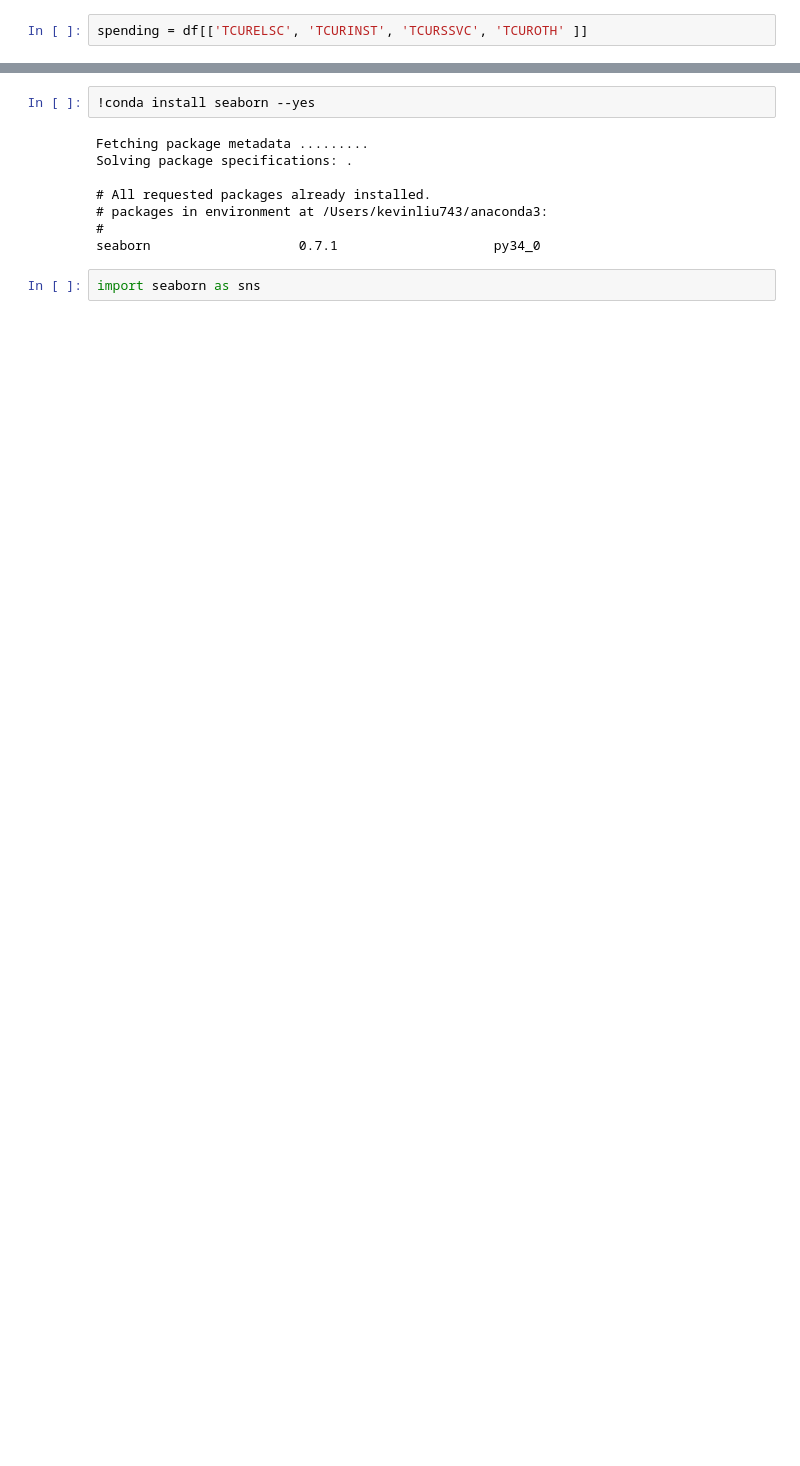
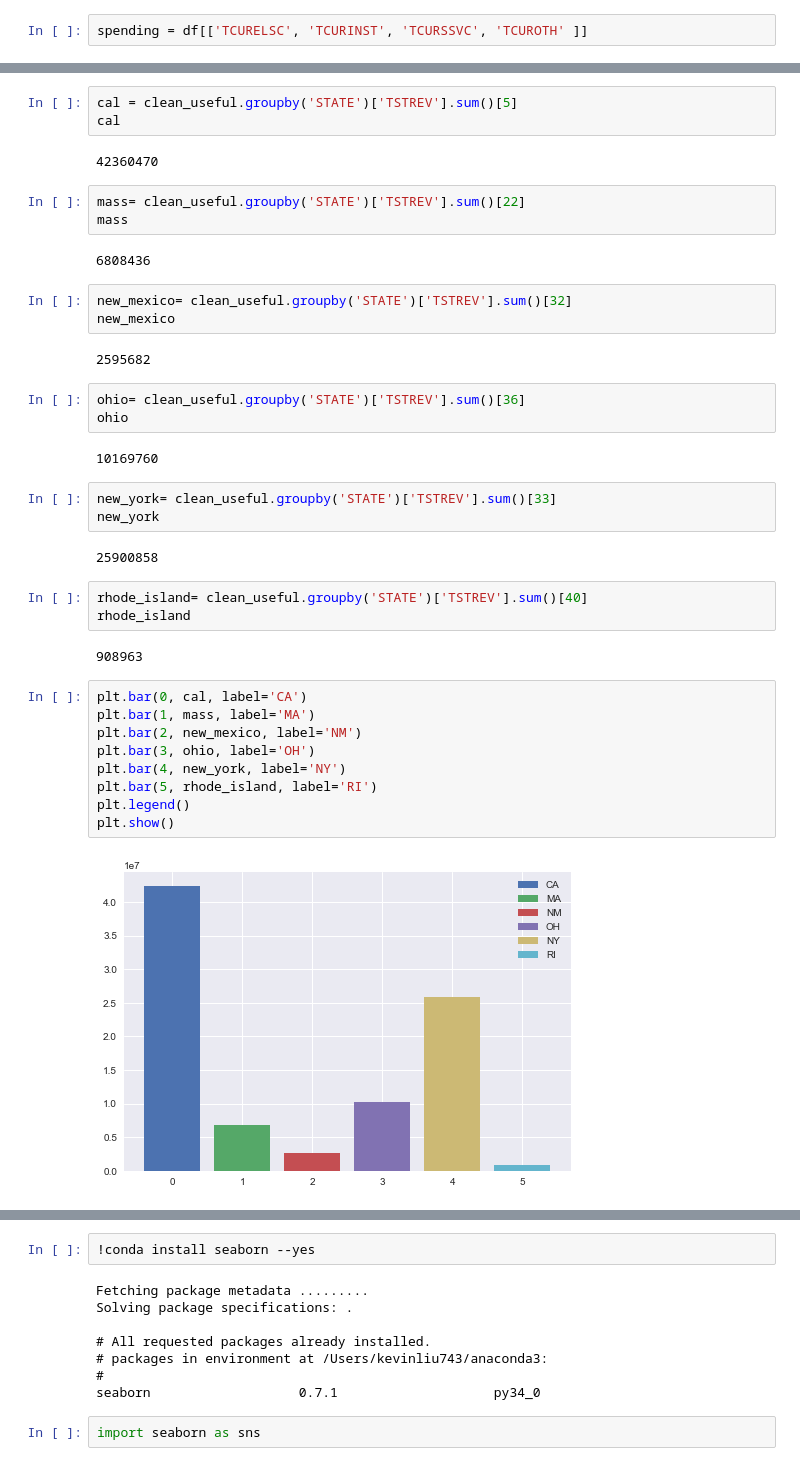
Before and after one commit to kevinliu743/Data-Science-Decal-Fall-2017, a Jupyter notebook: Project 1/Project 1 - School System Finances.ipynb, the cells around one changed output, grey strips where cells are left out. Cells and saved outputs as stored; diff of their text form; blank space fills up the shorter version.

```diff
--- a/Project 1/Project 1 - School System Finances.ipynb
+++ b/Project 1/Project 1 - School System Finances.ipynb
@@ -98,0 +153,41 @@ spending.head()
+# %%
+cal = clean_useful.groupby('STATE')['TSTREV'].sum()[5]
+cal
+# %% [output]
+42360470
+# %%
+mass= clean_useful.groupby('STATE')['TSTREV'].sum()[22]
+mass
+# %% [output]
+6808436
+# %%
+new_mexico= clean_useful.groupby('STATE')['TSTREV'].sum()[32]
+new_mexico
+# %% [output]
+2595682
+# %%
+ohio= clean_useful.groupby('STATE')['TSTREV'].sum()[36]
+ohio
+# %% [output]
+10169760
+# %%
+new_york= clean_useful.groupby('STATE')['TSTREV'].sum()[33]
+new_york
+# %% [output]
+25900858
+# %%
+rhode_island= clean_useful.groupby('STATE')['TSTREV'].sum()[40]
+rhode_island
+# %% [output]
+908963
+# %%
+plt.bar(0, cal, label='CA')
+plt.bar(1, mass, label='MA')
+plt.bar(2, new_mexico, label='NM')
+plt.bar(3, ohio, label='OH')
+plt.bar(4, new_york, label='NY')
+plt.bar(5, rhode_island, label='RI')
+plt.legend()
+plt.show()
+# %% [output]
+[figure, added]
```
Also changed, not shown: parts of 11 cells of this notebook, 3 other files.
